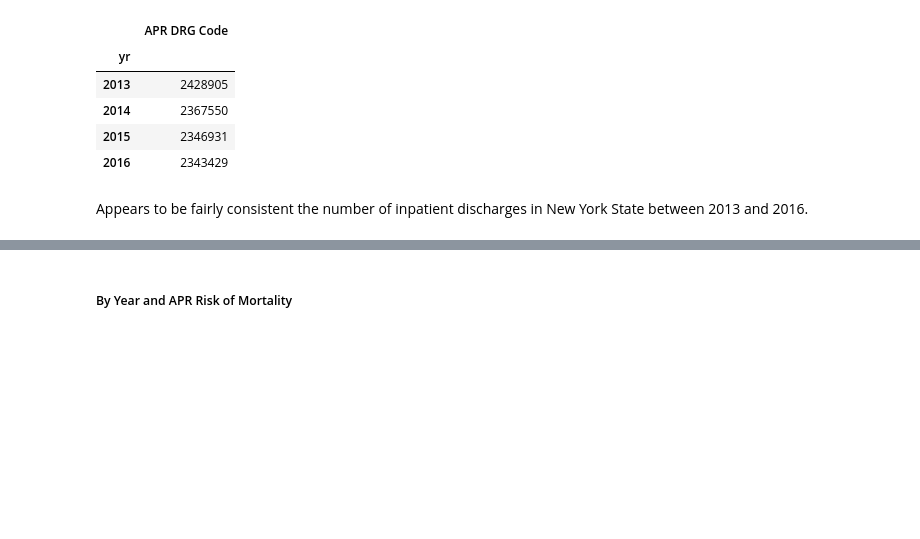
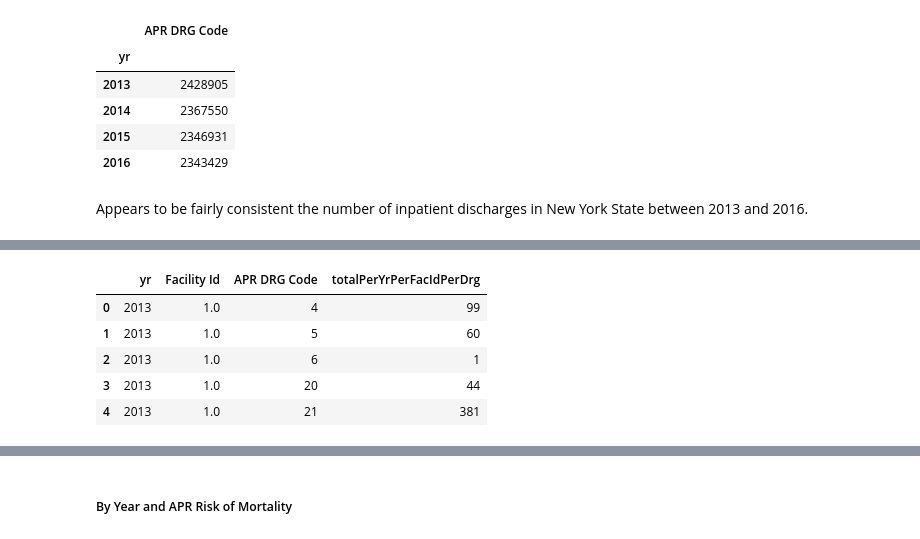
Before and after one commit to meiguan/nycHospitalPricing, a Jupyter notebook: 3_compileDischargesHospitalCensusData.ipynb, the cells around one changed output, grey strips where cells are left out. Cells and saved outputs as stored; diff of their text form; code cells hidden in the pictures; blank space fills up the shorter version.

Commit message:
add all drg totals per yr per fac

```diff
--- a/3_compileDischargesHospitalCensusData.ipynb
+++ b/3_compileDischargesHospitalCensusData.ipynb
@@ -205,0 +231,11 @@ Appears to be fairly consistent the number of inpatient discharges in New York S
+# %%
+totalDischargesFacDrg = sparcsAll.groupby(['yr', 'Facility Id', 'APR DRG Code']).count()[['APR DRG Description']].reset_index()\
+.rename(index=str, columns={"APR DRG Description":"totalPerYrPerFacIdPerDrg"})
+totalDischargesFacDrg.head()
+# %% [output]
+|  | yr | Facility Id | APR DRG Code | totalPerYrPerFacIdPerDrg |
+| 0 | 2013 | 1.0 | 4 | 99 |
+| 1 | 2013 | 1.0 | 5 | 60 |
+| 2 | 2013 | 1.0 | 6 | 1 |
+| 3 | 2013 | 1.0 | 20 | 44 |
+| 4 | 2013 | 1.0 | 21 | 381 |
```
Also changed, not shown: parts of 8 cells of this notebook, 1 other file.
